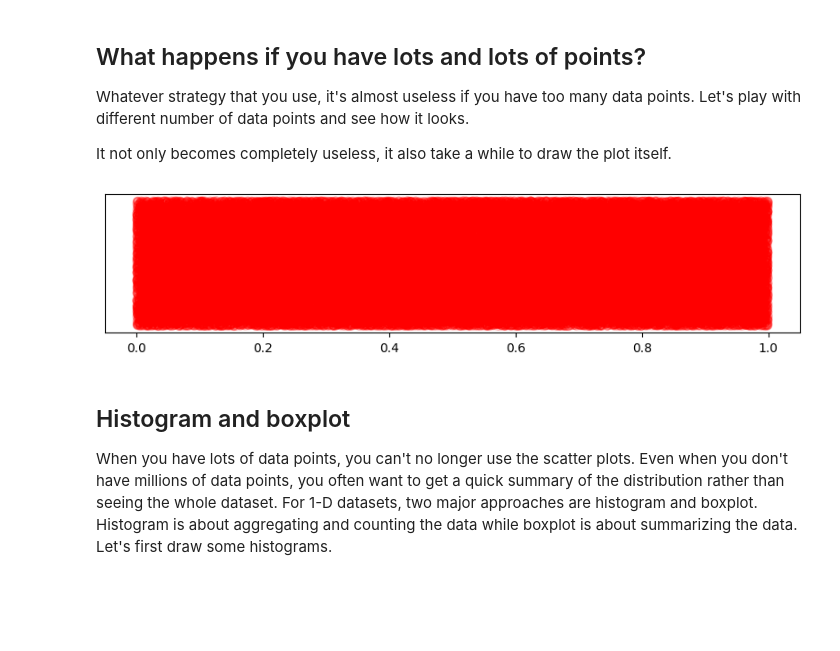
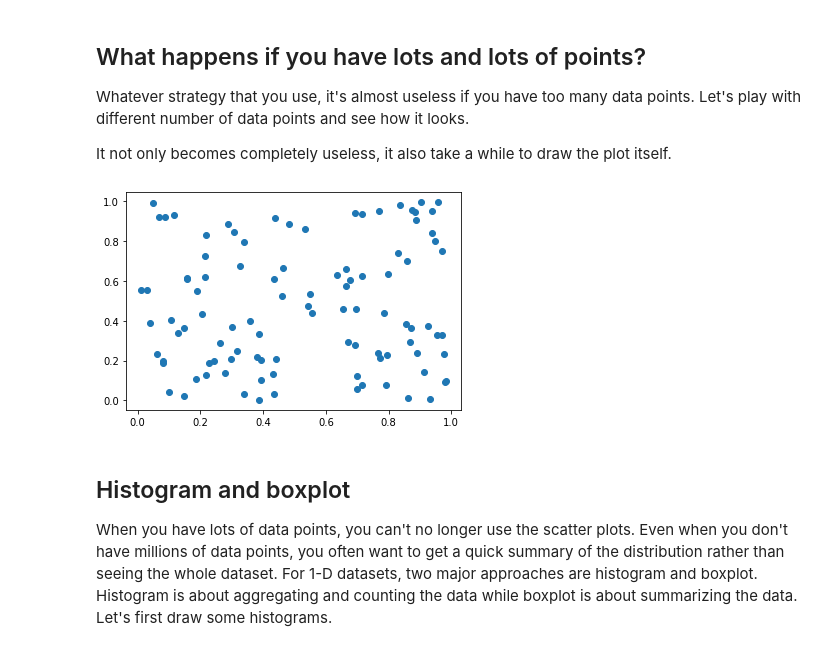
Before and after one commit to DanishjeetSingh/dviz-course, a Jupyter notebook: docs/m07-1D/lab07.ipynb, the cells around one changed output. Saved outputs shown, nothing was run; the diff lists cells and outputs as text; code cells hidden in the pictures; blank space fills up the shorter version.

```diff
--- a/docs/m07-1D/lab07.ipynb
+++ b/docs/m07-1D/lab07.ipynb
@@ -89,13 +107,14 @@ Whatever strategy that you use, it's almost useless if you have too many data po
 It not only becomes completely useless, it also take a while to draw the plot itself.
 # %%
 # TODO: play with N and see what happens.
-N = 100000
+N = 100
 x = np.random.rand(N)
 jittered_y = np.random.rand(N)
-
+plt.scatter(x, jittered_y, marker='o')
+plt.show()
 # YOUR SOLUTION HERE
 # %% [output]
-[figure, old version]
+[figure, new version]
 # %% [markdown]
 ## Histogram and boxplot
 
```
Also changed, not shown: parts of 27 cells of this notebook, 1 other file.
